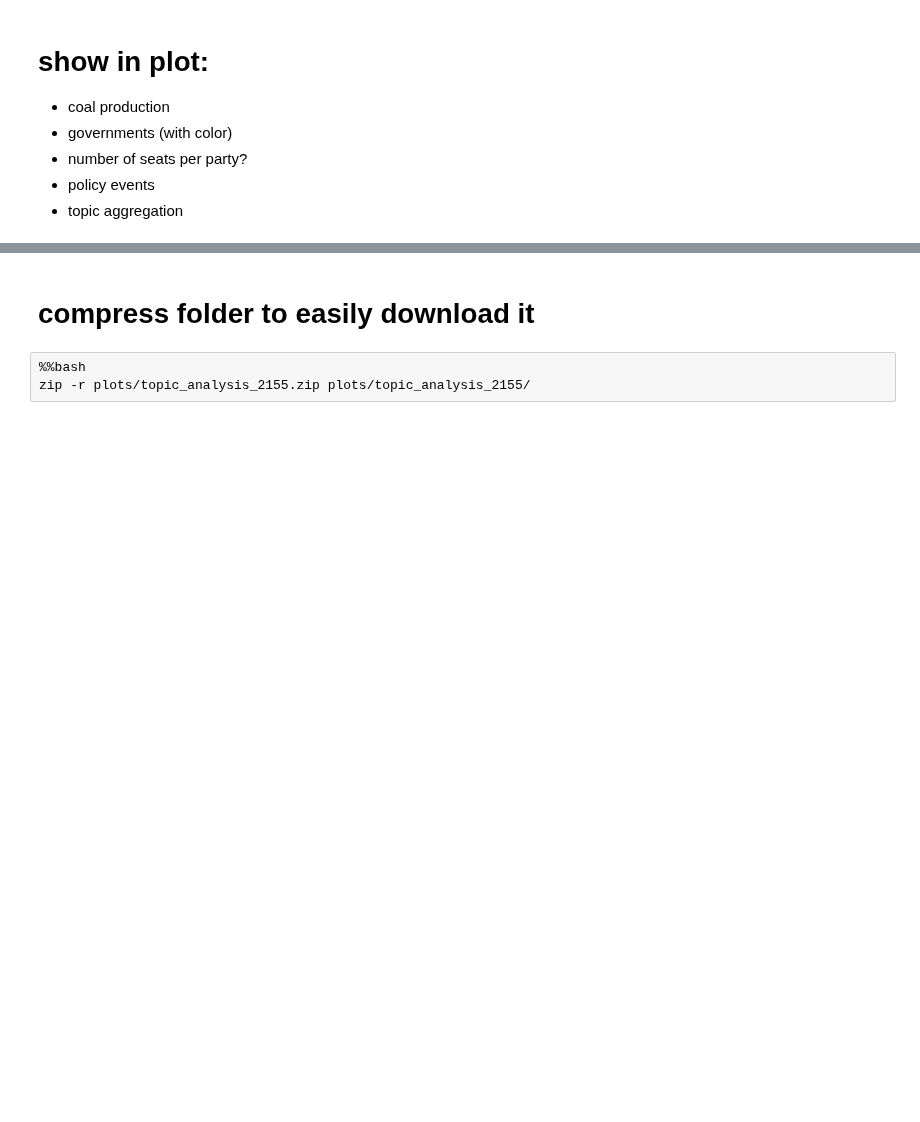
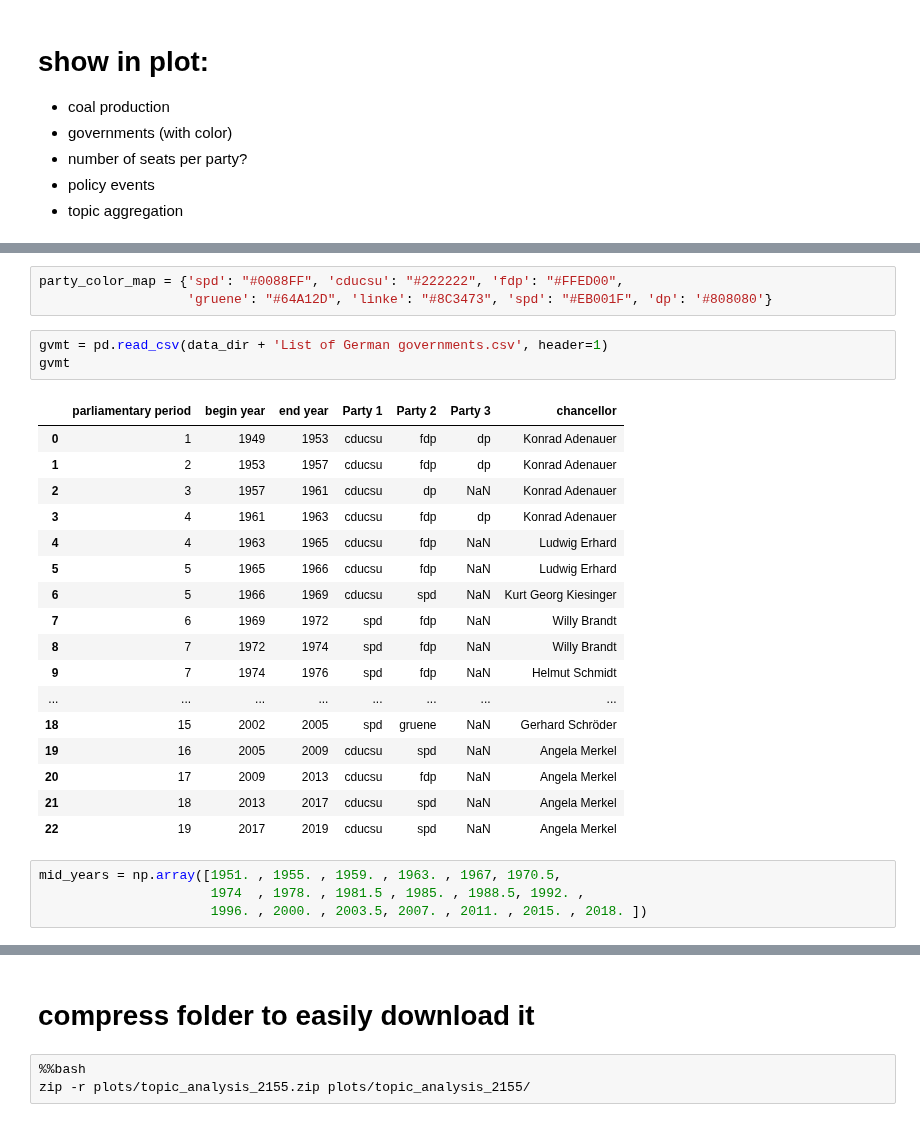
Before and after one commit to mcc-apsis/coal-discourse, a Jupyter notebook: 09_overview_coal_and_policy_development.ipynb, the cells around one changed output, grey strips where cells are left out. Drawn from its saved outputs; the diff is of its cells as text; blank space fills up the shorter version.

```diff
--- a/09_overview_coal_and_policy_development.ipynb
+++ b/09_overview_coal_and_policy_development.ipynb
@@ -399,0 +154,28 @@ plt.savefig(filename, dpi=300, bbox_inches="tight")
+# %%
+party_color_map = {'spd': "#0088FF", 'cducsu': "#222222", 'fdp': "#FFED00",
+                   'gruene': "#64A12D", 'linke': "#8C3473", 'spd': "#EB001F", 'dp': '#808080'}
+# %%
+gvmt = pd.read_csv(data_dir + 'List of German governments.csv', header=1)
+gvmt
+# %% [output]
+|  | parliamentary period | begin year | end year | Party 1 | Party 2 | Party 3 | chancellor |
+| 0 | 1 | 1949 | 1953 | cducsu | fdp | dp | Konrad Adenauer |
+| 1 | 2 | 1953 | 1957 | cducsu | fdp | dp | Konrad Adenauer |
+| 2 | 3 | 1957 | 1961 | cducsu | dp | NaN | Konrad Adenauer |
+| 3 | 4 | 1961 | 1963 | cducsu | fdp | dp | Konrad Adenauer |
+| 4 | 4 | 1963 | 1965 | cducsu | fdp | NaN | Ludwig Erhard |
+| 5 | 5 | 1965 | 1966 | cducsu | fdp | NaN | Ludwig Erhard |
+| 6 | 5 | 1966 | 1969 | cducsu | spd | NaN | Kurt Georg Kiesinger |
+| 7 | 6 | 1969 | 1972 | spd | fdp | NaN | Willy Brandt |
+| 8 | 7 | 1972 | 1974 | spd | fdp | NaN | Willy Brandt |
+| 9 | 7 | 1974 | 1976 | spd | fdp | NaN | Helmut Schmidt |
+| ... | ... | ... | ... | ... | ... | ... | ... |
+| 18 | 15 | 2002 | 2005 | spd | gruene | NaN | Gerhard Schröder |
+| 19 | 16 | 2005 | 2009 | cducsu | spd | NaN | Angela Merkel |
+| 20 | 17 | 2009 | 2013 | cducsu | fdp | NaN | Angela Merkel |
+| 21 | 18 | 2013 | 2017 | cducsu | spd | NaN | Angela Merkel |
+| 22 | 19 | 2017 | 2019 | cducsu | spd | NaN | Angela Merkel |
+# %%
+mid_years = np.array([1951. , 1955. , 1959. , 1963. , 1967, 1970.5,
+                      1974  , 1978. , 1981.5 , 1985. , 1988.5, 1992. ,
+                      1996. , 2000. , 2003.5, 2007. , 2011. , 2015. , 2018. ])
```
Also changed, not shown: parts of 16 cells of this notebook.
